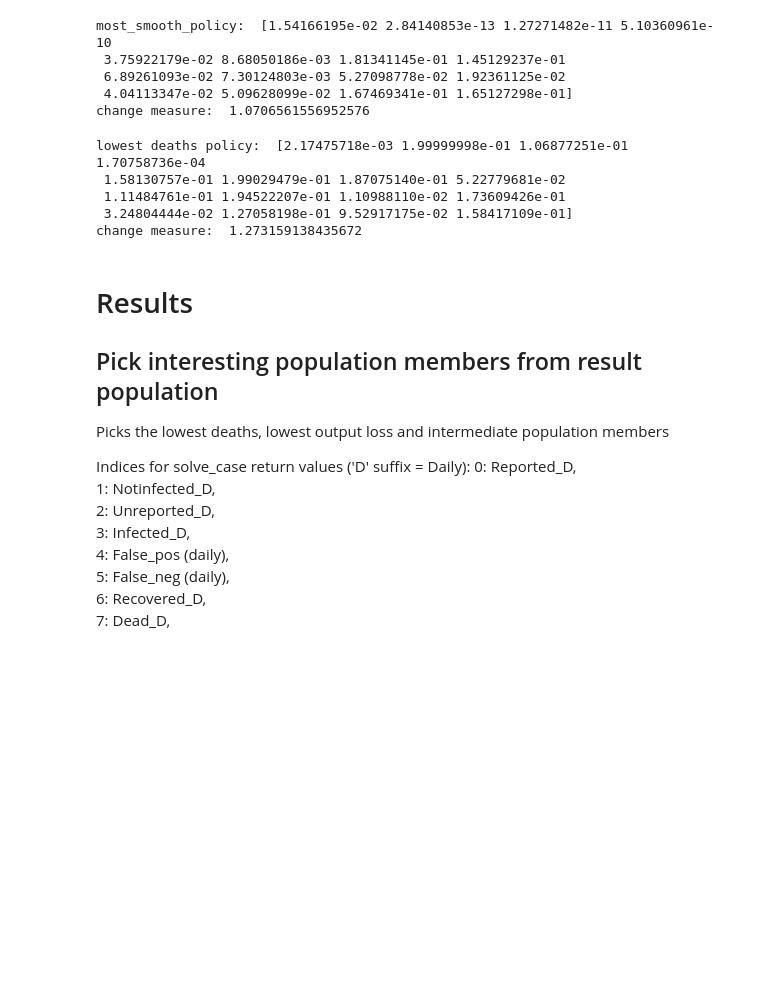
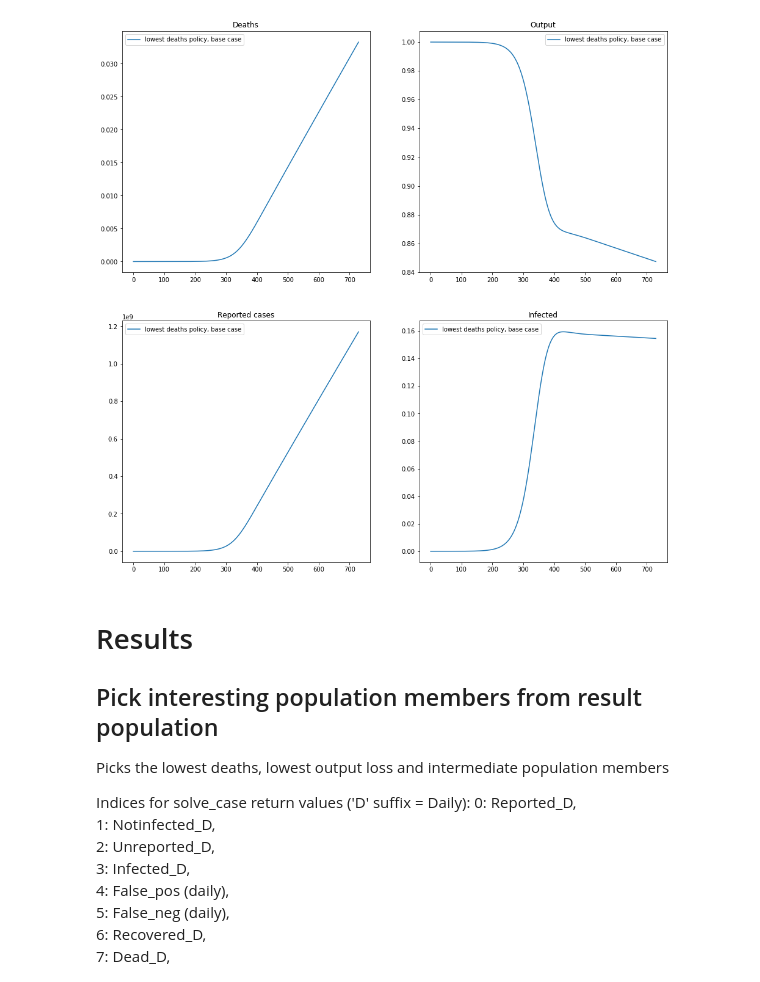
Before and after one commit to lauri-neuvonen/BHM_Covid_Testing, a Jupyter notebook: Visualizations.ipynb, the cells around one changed output. Saved outputs shown, nothing was run; the diff lists cells and outputs as text; code cells hidden in the pictures; blank space fills up the shorter version.

```diff
--- a/Visualizations.ipynb
+++ b/Visualizations.ipynb
@@ -45,13 +45,15 @@ def create_simu_run(ksi_base=0,
     rel_rho=1.0,
     delta_param = 5,
     omegaR_param = 14,
+    gamma_param = 14,
     pii_D=0.01,
-    R_0=2.5,
+    R_0=3.0,
     rel_lambda_param=0.5,
     initial_infect=300,
     testing_rate=0.0,
     testing_sensitivity = 1.0,
     testing_specificity = 1.0,
+    tau_TT = 0.0,
     eta = 0.0,
     unknown_q_rate = 0.0,
     recovered_q_rate = 0.0,
@@ -76,12 +78,13 @@ def create_simu_run(ksi_base=0,
 
 
     model = optimizable_corona_model(ksi_base, A_rel, r_AP, d_vaccine, rel_rho, delta_param, \
-                 omegaR_param, pii_D, R_0, rel_lambda_param, initial_infect, testing_cost, eta)
+                 omegaR_param, pii_D, R_0, rel_lambda_param, initial_infect, testing_cost, eta, gamma_param)
 
     model_case = {
         'tau_paramA'            : testing_rate,
         'test_sens'     : testing_sensitivity,
         'test_spec'     : testing_specificity,
+        'tau_TT'        : tau_TT,
         'ksi_U'           : (1+unknown_q_rate)**(1./model.Delta_time)-1,
         'ksi_P'           : (1+positive_q_rate)**(1./model.Delta_time)-1,
         'ksi_N'           : (1+negative_q_rate)**(1./model.Delta_time)-1,
@@ -491,6 +494,17 @@ runs['test_and_trace_lockdown_opt_eta75_R04']={
     'testing_rate': 0.005,
     'R_0': 4.0
 }
+# %%
+runs = {}
+
+runs['base_case_no_control']={
+    'testing_policy_control_days': [10000],   # no adjustments to testing policy
+    'testing_policy_lower_limits': [0.0],
+    'testing_policy_upper_limits': [0.05],
+    'lockdown_policy_control_days': [10000],   # no adjustments to testing policy
+    'lockdown_policy_lower_limits': [0.0],
+    'lockdown_policy_upper_limits': [0.05],
+}
 # %%
 list(runs.keys())
 # %% [output]
@@ -602,27 +581,38 @@ range(1, 731)
-# %%
-print("most_smooth_policy: ", most_smooth_policy['romer'])
-change_measure_ms = 0
-for s, v in enumerate(most_smooth_policy['romer'][1:len(most_smooth_policy['romer'])]):
-            change_measure_ms += abs(v-most_smooth_policy['romer'][s-1])
-print("change measure: ", change_measure_ms)
-# %% [output]
-most_smooth_policy:  [1.54166195e-02 2.84140853e-13 1.27271482e-11 5.10360961e-10
- 3.75922179e-02 8.68050186e-03 1.81341145e-01 1.45129237e-01
- 6.89261093e-02 7.30124803e-03 5.27098778e-02 1.92361125e-02
- 4.04113347e-02 5.09628099e-02 1.67469341e-01 1.65127298e-01]
-change measure:  1.0706561556952576
-# %%
-print("lowest deaths policy: ", lowest_deaths_policy['romer'])
-change_measure_ms = 0
-for s, v in enumerate(lowest_deaths_policy['romer'][1:len(lowest_deaths_policy['romer'])]):
-            change_measure_ms += abs(v-lowest_deaths_policy['romer'][s-1])
-print("change measure: ", change_measure_ms)
-# %% [output]
-lowest deaths policy:  [2.17475718e-03 1.99999998e-01 1.06877251e-01 1.70758736e-04
- 1.58130757e-01 1.99029479e-01 1.87075140e-01 5.22779681e-02
- 1.11484761e-01 1.94522207e-01 1.10988110e-02 1.73609426e-01
- 3.24804444e-02 1.27058198e-01 9.52917175e-02 1.58417109e-01]
-change measure:  1.273159138435672
+# %%
+# base case check
+time_steps = range(0, epidemic_simulators['base_case_no_control'][0].T_years*365)
+plt.figure(figsize=(16,16))
+'base_case_no_control'
+plt.subplot(221)
+plt.plot(time_steps, lowest_deaths_run_data['base_case_no_control'][7])
+
+plt.title("Deaths")
+plt.legend(['lowest deaths policy, base case', 'lowest deaths policy, R0=4.0', 'lowest deaths policy, R0=4.0, imperf. test'])
+
+plt.subplot(222)
+plt.plot(time_steps, lowest_deaths_run_data['base_case_no_control'][11])
+
+plt.title("Output")
+plt.legend(['lowest deaths policy, base case', 'lowest deaths policy, R0=4.0', 'lowest deaths policy, R0=4.0, imperf. test'])
+
+plt.subplot(223)
+plt.plot(time_steps, lowest_deaths_run_data['base_case_no_control'][0])
+
+plt.title("Reported cases")
+plt.legend(['lowest deaths policy, base case', 'lowest deaths policy, R0=4.0', 'lowest deaths policy, R0=4.0, imperf. test'])
+
+plt.subplot(224)
+plt.plot(time_steps, lowest_deaths_run_data['base_case_no_control'][3])
+
+plt.title("Infected")
+#plt.legend(['lowest deaths policy, base case', 'highest output policy, base case', 'lowest deaths policy, R0=4.0', 'highest output policy, R0=4.0', 'lowest deaths policy, R0=4.0, imperf. test', 'highest output policy, R0=4.0, imperf. test' ])
+plt.legend(['lowest deaths policy, base case', 'lowest deaths policy, R0=4.0', 'lowest deaths policy, R0=4.0, imperf. test'])
+
+
+#plt.tight_layout()
+plt.show()
+# %% [output]
+[figure, added]
 # %% [markdown]
 # Results
 
```
Also changed, not shown: parts of 6 cells of this notebook, 3 other files.
